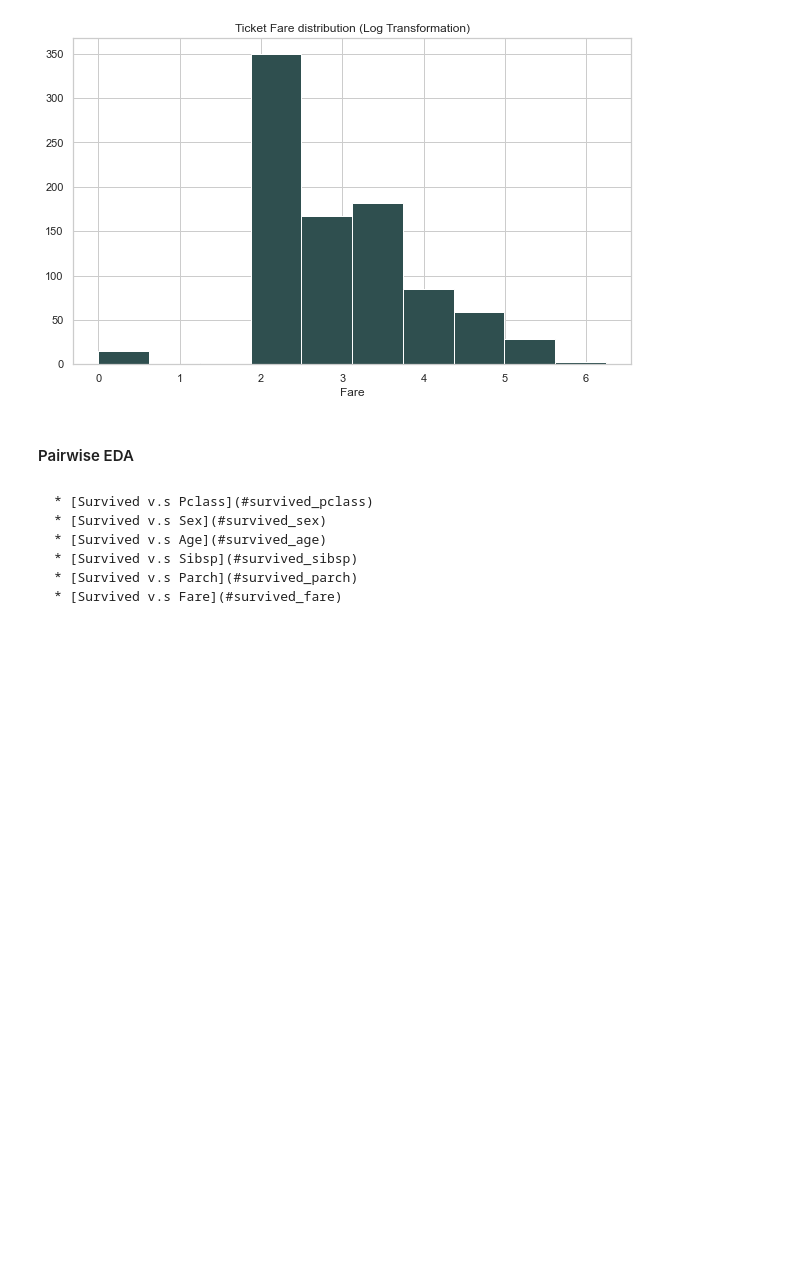
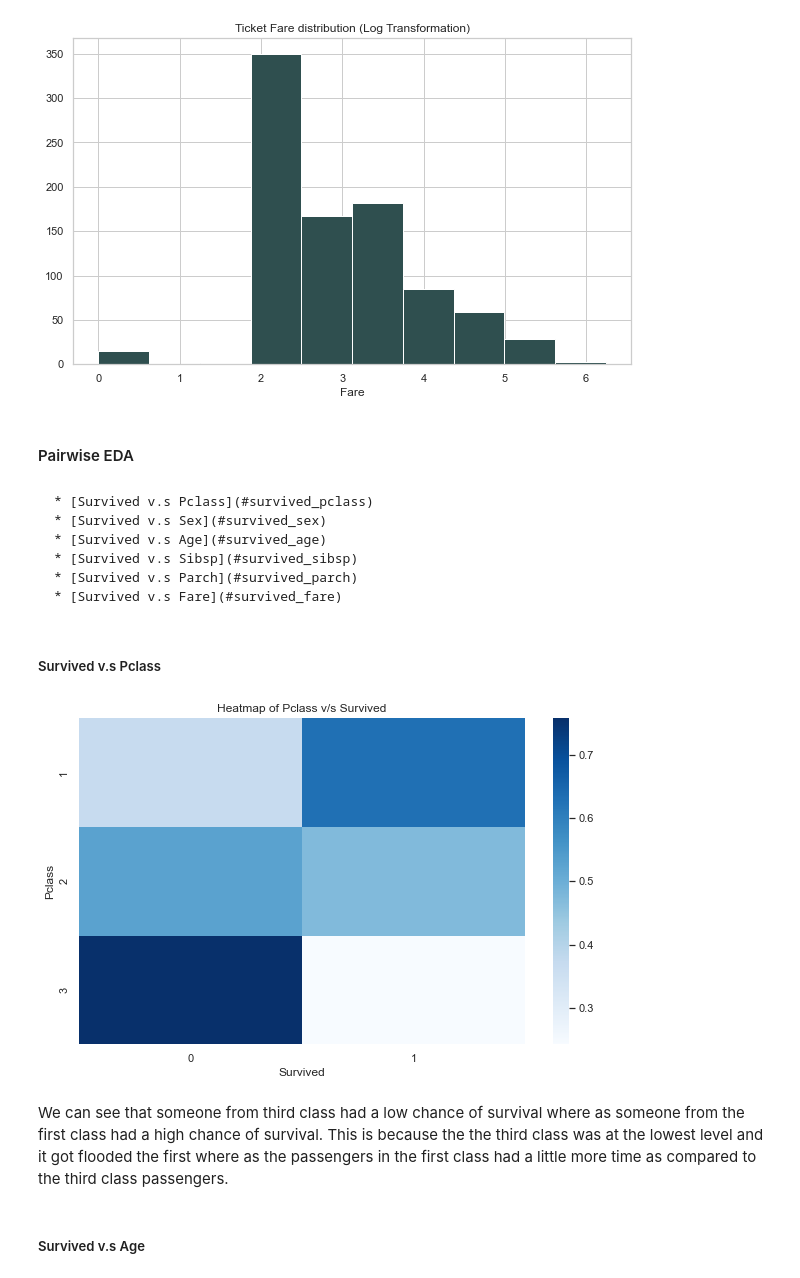
Before and after one commit to jay619/Kaggle-Competitions, a Jupyter notebook: 1-Titanic/src/titanic.ipynb, the cells around one changed output. Cells and saved outputs as stored; diff of their text form; code cells hidden in the pictures; blank space fills up the shorter version.

```diff
--- a/1-Titanic/src/titanic.ipynb
+++ b/1-Titanic/src/titanic.ipynb
@@ -473,3 +473,19 @@ plt.close()
     * [Survived v.s Sibsp](#survived_sibsp)
     * [Survived v.s Parch](#survived_parch)
     * [Survived v.s Fare](#survived_fare)
+# %% [markdown]
+##### <a id="survived_pclass">Survived v.s Pclass</a>
+# %%
+surv_pclass = pd.crosstab(train['Pclass'], train['Survived'], normalize='index')
+# %%
+figure = plt.figure(figsize=(10,6))
+axes = figure.add_subplot(1,1,1)
+sns.heatmap(surv_pclass, cmap='Blues')
+axes.set_title('Heatmap of Pclass v/s Survived')
+plt.show()
+# %% [output]
+[figure, added]
+# %% [markdown]
+We can see that someone from third class had a low chance of survival where as someone from the first class had a high chance of survival. This is because the the third class was at the lowest level and it got flooded the first where as the passengers in the first class had a little more time as compared to the third class passengers.
+# %% [markdown]
+##### <a id="survived_age">Survived v.s Age</a>
```
Also changed, not shown: parts of 6 cells of this notebook.
